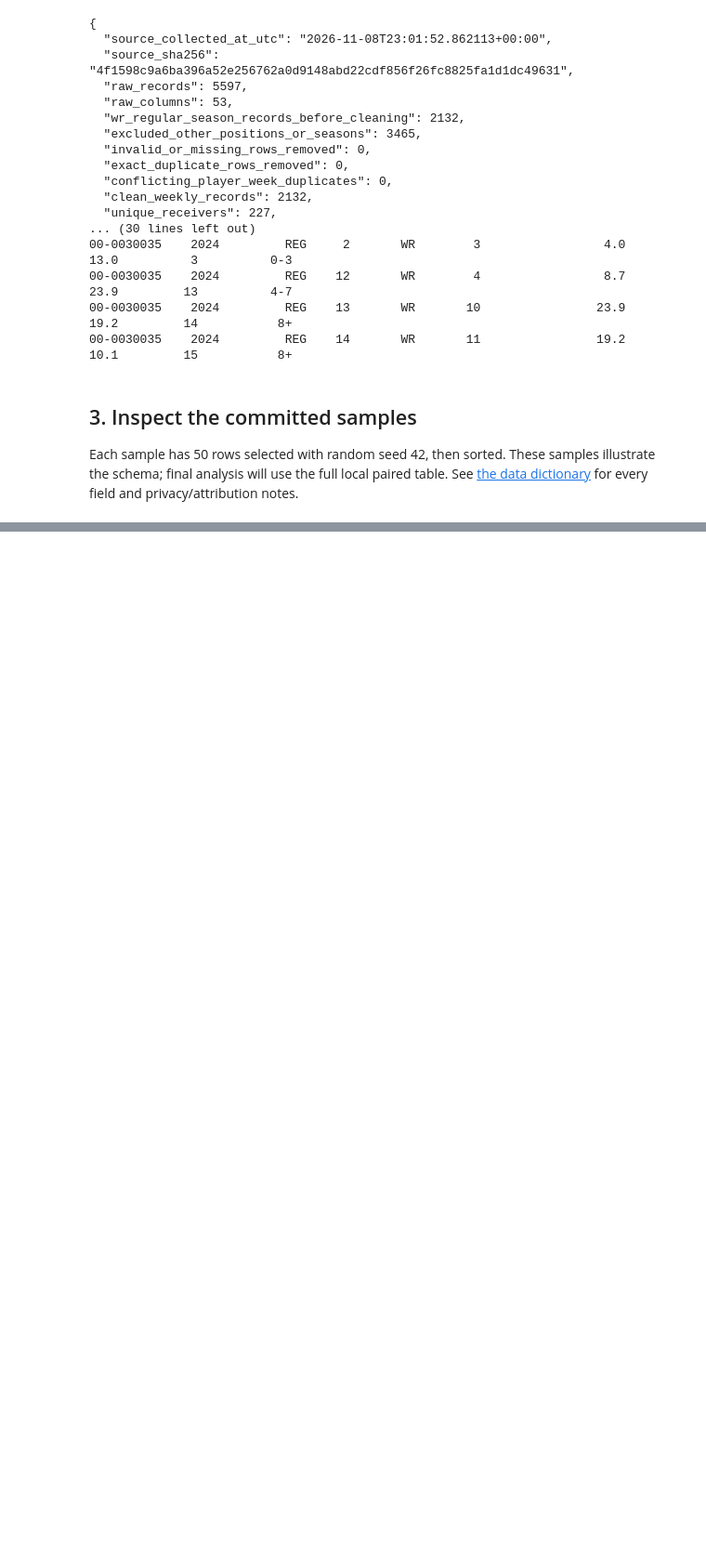
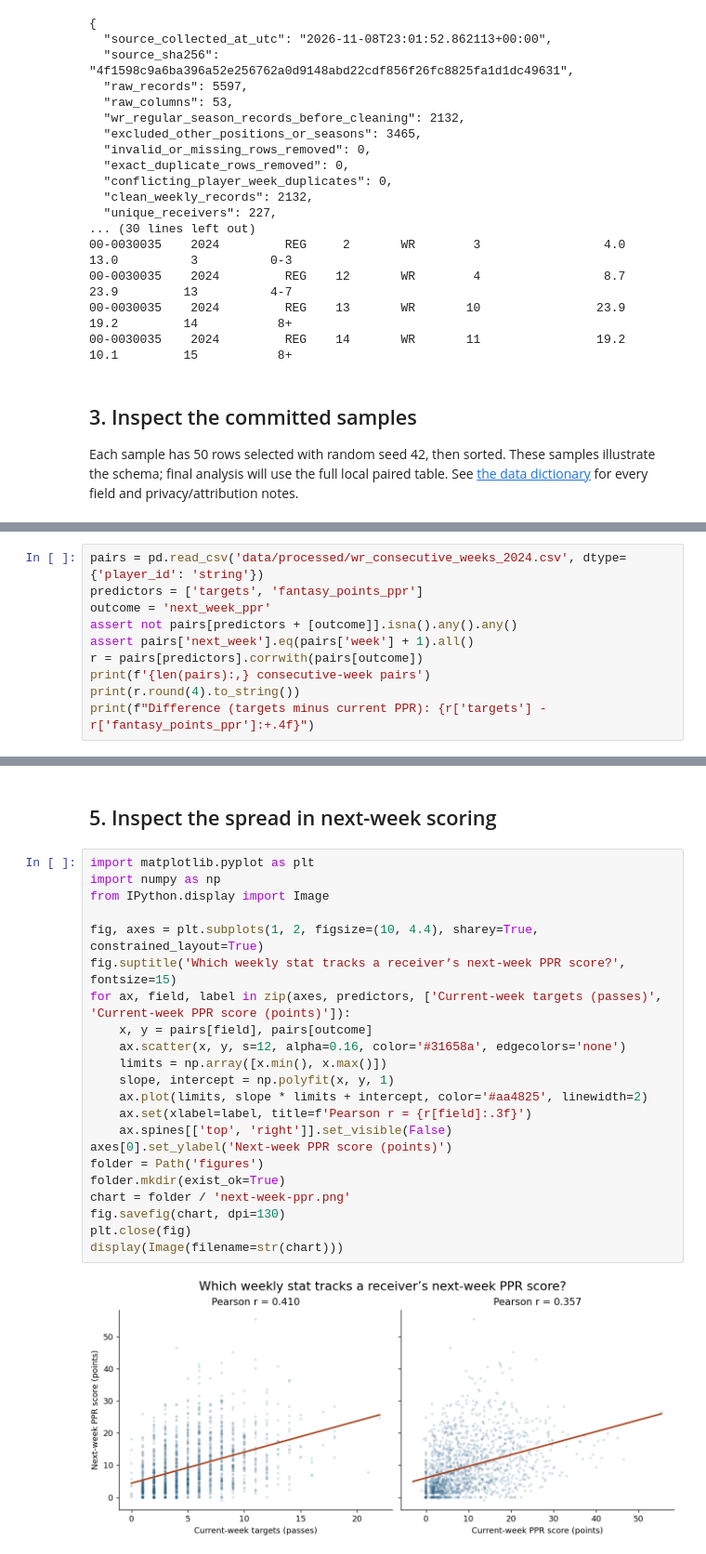
Before and after one commit to brmy2261/nfl-wide-receiver-targets-and-ppr, a Jupyter notebook: analysis.ipynb, the cells around one changed output, grey strips where cells are left out. Shown at 93% size. Cells and saved outputs as stored; diff of their text form; blank space fills up the shorter version.

Commit message:
Compare receiver targets and PPR against next-week scoring

```diff
--- a/analysis.ipynb
+++ b/analysis.ipynb
@@ -124,0 +127,10 @@ The raw file contained 5,597 records. Filtering produced 2,132 regular-season WR
+# %%
+pairs = pd.read_csv('data/processed/wr_consecutive_weeks_2024.csv', dtype={'player_id': 'string'})
+predictors = ['targets', 'fantasy_points_ppr']
+outcome = 'next_week_ppr'
+assert not pairs[predictors + [outcome]].isna().any().any()
+assert pairs['next_week'].eq(pairs['week'] + 1).all()
+r = pairs[predictors].corrwith(pairs[outcome])
+print(f'{len(pairs):,} consecutive-week pairs')
+print(r.round(4).to_string())
+print(f"Difference (targets minus current PPR): {r['targets'] - r['fantasy_points_ppr']:+.4f}")
@@ -124,0 +153,26 @@ The raw file contained 5,597 records. Filtering produced 2,132 regular-season WR
+# %% [markdown]
+## 5. Inspect the spread in next-week scoring
+# %%
+import matplotlib.pyplot as plt
+import numpy as np
+from IPython.display import Image
+
+fig, axes = plt.subplots(1, 2, figsize=(10, 4.4), sharey=True, constrained_layout=True)
+fig.suptitle('Which weekly stat tracks a receiver’s next-week PPR score?', fontsize=15)
+for ax, field, label in zip(axes, predictors, ['Current-week targets (passes)', 'Current-week PPR score (points)']):
+    x, y = pairs[field], pairs[outcome]
+    ax.scatter(x, y, s=12, alpha=0.16, color='#31658a', edgecolors='none')
+    limits = np.array([x.min(), x.max()])
+    slope, intercept = np.polyfit(x, y, 1)
+    ax.plot(limits, slope * limits + intercept, color='#aa4825', linewidth=2)
+    ax.set(xlabel=label, title=f'Pearson r = {r[field]:.3f}')
+    ax.spines[['top', 'right']].set_visible(False)
+axes[0].set_ylabel('Next-week PPR score (points)')
+folder = Path('figures')
+folder.mkdir(exist_ok=True)
+chart = folder / 'next-week-ppr.png'
+fig.savefig(chart, dpi=130)
+plt.close(fig)
+display(Image(filename=str(chart)))
+# %% [output]
+[figure, added]
```
Also changed, not shown: parts of 7 cells of this notebook, 3 other files.
